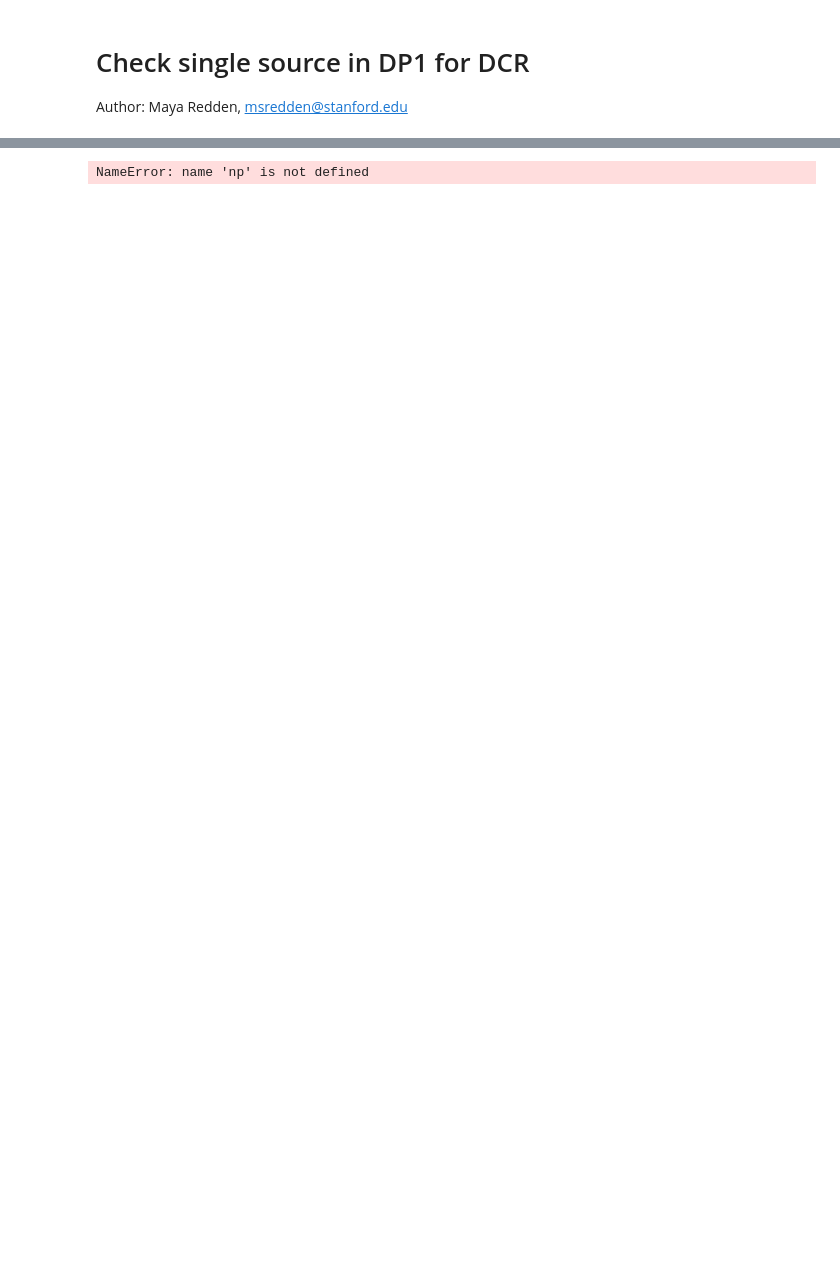
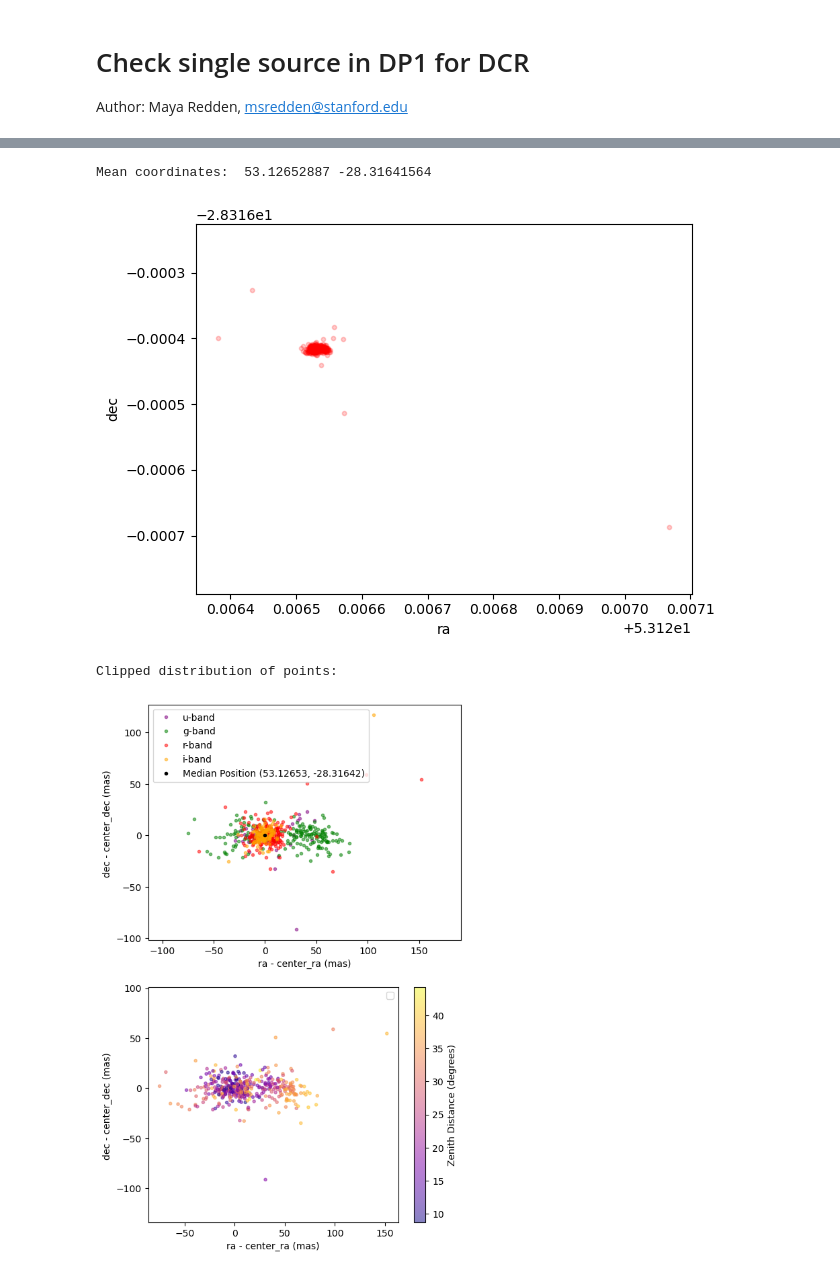
Before and after one commit to LSSTDESC/DifferentialCR, a Jupyter notebook: DCR_in_DP1.ipynb, the cells around one changed output, grey strips where cells are left out. Drawn from its saved outputs; the diff is of its cells as text; code cells hidden in the pictures; blank space fills up the shorter version.

```diff
--- a/DCR_in_DP1.ipynb
+++ b/DCR_in_DP1.ipynb
@@ -161,33 +187,66 @@ WARNING: MergeConflictWarning: In merged column 'visit' the 'description' attrib
 # %%
 # Plot to check the distribution of visits looks as expected for a single object (limited to a few arcsec)
 # If there are outliers, adjust the clipping radius below as needed
 
 center_ra = np.median(master_all['ra_1'])
 center_dec = np.median(master_all['dec_1'])
 
 print('Mean coordinates: ', np.round(center_ra, 8), np.round(center_dec, 8))
 
 plt.plot(master_all['ra_1'], master_all['dec_1'], 'r.', alpha = 0.2)
 plt.xlabel('ra')
 plt.ylabel('dec')
 plt.axis('equal')
 plt.show()
 plt.close()
 
 
 # create a mask to clip out the outliers:
 clipping_radius = 0.0001 # degrees, 0.0001 is ~0.36 arcsec
 
 mask = ((master_all['ra_1'] - center_ra)**2 + (master_all['dec_1'] - center_dec)**2) < (clipping_radius)**2
 master = master_all[mask]
 
+master_original = master.copy()
+
 # print('Number of points after clipping: ', len(master))
 print('Clipped distribution of points:')
 
-plt.plot(master['ra_1'], master['dec_1'], 'r.', alpha = 0.2)
-plt.xlabel('ra')
-plt.ylabel('dec')
-plt.axis('equal')
+
+scale = 3600 * 1000 #to convert degrees to milliarcseconds for plotting
+
+
+# Plot the distribution of points, color coded by band and zenith distance
+fig, ax = plt.subplots(2,1, figsize=(6, 10))
+
+colors = {'u': 'purple', 'g': 'green', 'r': 'red', 'i': 'orange'}
+for band in 'ugri':
+    mask = master['band_1'] == band
+    ax[0].plot((master['ra_1'][mask] - center_ra)*scale, (master['dec_1'][mask] - center_dec)*scale, '.', alpha = 0.5, label = f'{band}-band', color=colors[band])
+
+# plt.plot(master['ra_1'], master['dec_1'], 'r.', alpha = 0.2)
+# plt.plot(53.12651507954, -28.31641093456, 'b.', label = "GAIA DR3 Position")
+# plt.errorbar((53.21692723831 - center_ra)*scale, (-27.92220192498- center_dec)*scale, xerr = 0.1/3600000 * scale, yerr = 0.1/3600000 * scale, fmt = 'k*', label = "GAIA DR3 Position")
+ax[0].plot(0, 0, 'k.', label = f"Median Position ({center_ra:.5f}, {center_dec:.5f})")
+ax[0].legend()
+ax[0].set_xlabel('ra - center_ra (mas)')
+ax[0].set_ylabel('dec - center_dec (mas) ')
+ax[0].axis('equal')
+
+
+mask = (master['band_1'] == 'u') | (master['band_1'] == 'g') |(master['band_1'] == 'r')
+sc = plt.scatter((master['ra_1']- center_ra)[mask]*scale, (master['dec_1'] - center_dec)[mask]*scale, c=master['zenithDistance'][mask], cmap = 'plasma', alpha = 0.5, marker = '.')
+# plt.plot(53.12651507954, -28.31641093456, 'b.', label = "GAIA DR3 Position")
+# plt.errorbar((53.21692723831 - center_ra)*scale, (-27.92220192498- center_dec)*scale, xerr = 0.1/3600000 * scale, yerr = 0.1/3600000 * scale, fmt = 'k*', label = "GAIA DR3 Position")
+plt.colorbar(sc, label = 'Zenith Distance (degrees)')
+# plt.plot(0, 0, 'k.', label = "Median Position")
+ax[1].legend()
+ax[1].set_xlabel('ra - center_ra (mas)')
+ax[1].set_ylabel('dec - center_dec (mas) ')
+ax[1].axis('equal')
 plt.show()
 # %% [output]
-NameError: name 'np' is not defined
+Mean coordinates:  53.12652887 -28.31641564
+[figure, added]
+Clipped distribution of points:
+[figure, added]
```
Also changed, not shown: parts of 10 cells of this notebook, 2 other files.
